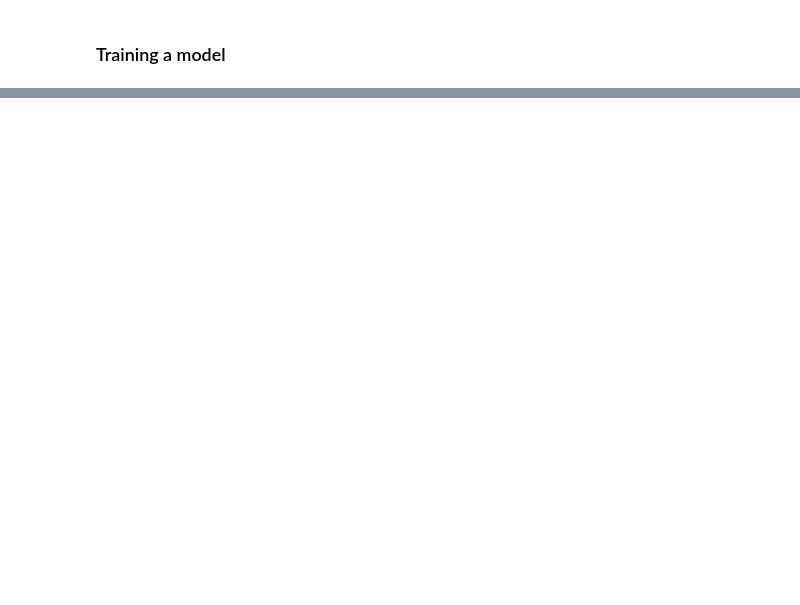
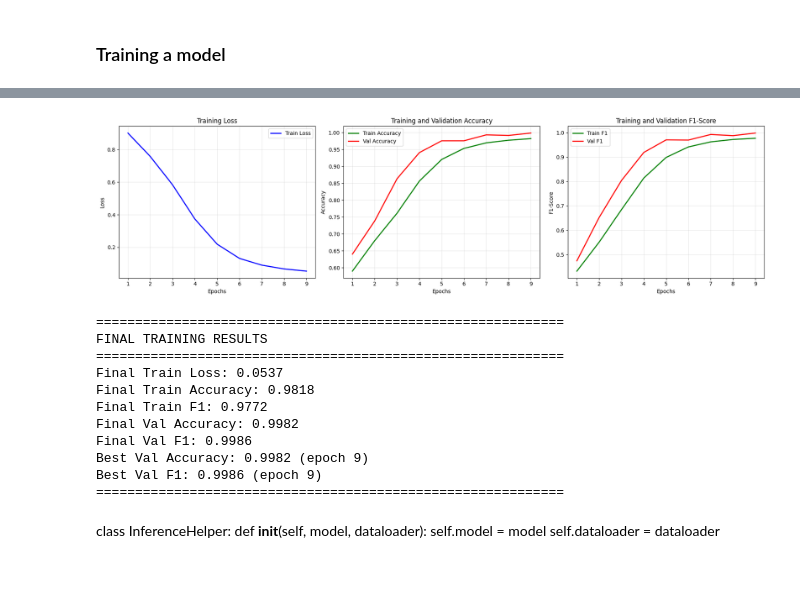
Before and after one commit to HaydenLS/Relevance_YaMaps, a Jupyter notebook: notebooks/1_baseline.ipynb, the cells around one changed output, grey strips where cells are left out. Drawn from its saved outputs; the diff is of its cells as text; code cells hidden in the pictures; blank space fills up the shorter version.

Commit message:
Started baseline. Need to fix some little stuff and retrain transformer. Added llm classification, results not good

```diff
--- a/notebooks/1_baseline.ipynb
+++ b/notebooks/1_baseline.ipynb
@@ -621,8 +811,10 @@ class InferenceHelper:
 # %% [markdown]
 ### Training a model
 # %%
-MODEL_NAME = 'Qwen/Qwen3-Embedding-0.6B'
-tokenizer = AutoTokenizer.from_pretrained(MODEL_NAME, padding_side='left')
+MODEL_NAME = 'cointegrated/rubert-tiny2'
+IS_LEFT_PAD = False
+
+tokenizer = AutoTokenizer.from_pretrained(MODEL_NAME)
 # %% [output]
 The secret `HF_TOKEN` does not exist in your Colab secrets.
 To authenticate with the Hugging Face Hub, create a token in your settings tab (https://huggingface.co/settings/tokens), set it as secret in your Google Colab and restart your session.
@@ -632,2 +826,2 @@ Please note that authentication is recommended but still optional to access publ
 # %%
-model_baseline = TransformerModel(MODEL_NAME, 3)
+model_baseline = TransformerModel(MODEL_NAME, 3, is_left_padding=IS_LEFT_PAD)
@@ -634,10 +843,11 @@ model_baseline = TransformerModel(MODEL_NAME, 3)
 # %%
-train_dataset = OrgDataset(document, relevances)
-val_dataset = OrgDataset(document_val, relevances_val)
+MAX_SEQ_LEN = 512
+train_dataset = OrgDataset(document, relevances, tokenizer, max_len=MAX_SEQ_LEN)
+val_dataset = OrgDataset(document_val, relevances_val, tokenizer, max_len=MAX_SEQ_LEN)
 
-collate_function = CollateCall(tokenizer, 2048)
-train_dataloader = DataLoader(train_dataset, shuffle=True, batch_size=10, collate_fn=collate_function, num_workers=2)
-val_dataloader = DataLoader(val_dataset, shuffle=False, batch_size=10, collate_fn=collate_function)
+collate_function = Colator(tokenizer, is_left_padding=IS_LEFT_PAD)
+train_dataloader = DataLoader(train_dataset, shuffle=True, batch_size=64, collate_fn=collate_function, num_workers=2)
+val_dataloader = DataLoader(val_dataset, shuffle=False, batch_size=32, collate_fn=collate_function)
 # %%
 config = {
     "LR": 3e-4,
@@ -650,11 +860,8 @@ config = {
 
 Trainer = CustomTrainer(config, freeze_backbone_function)
 # %%
-try:
-    Trainer.train(model_baseline, train_dataloader, val_dataloader, num_epochs=10, freeze_backbone=True)
-except Exception as e:
-    print(f"Error: {e}")
-    torch.cuda.empty_cache()
+Trainer.train(model_baseline, train_dataloader, val_dataloader, num_epochs=10, freeze_backbone=False)
+
 
 # self, model, trainloader, valloader=None, freeze_backbone: bool = True
 # %% [output]
@@ -665,0 +878,15 @@ torch.cuda.empty_cache()
+# %%
+Trainer.plot_training_history()
+# %% [output]
+[figure, added]
+============================================================
+FINAL TRAINING RESULTS
+============================================================
+Final Train Loss: 0.0537
+Final Train Accuracy: 0.9818
+Final Train F1: 0.9772
+Final Val Accuracy: 0.9982
+Final Val F1: 0.9986
+Best Val Accuracy: 0.9982 (epoch 9)
+Best Val F1: 0.9986 (epoch 9)
+============================================================
@@ -666,2 +1019,7 @@ torch.cuda.empty_cache()
+# %% [markdown]
+class InferenceHelper:
+    def __init__(self, model, dataloader):
+        self.model = model
+        self.dataloader = dataloader
 # %% [markdown]
 #
```
Also changed, not shown: parts of 37 cells of this notebook, 3 other files.
